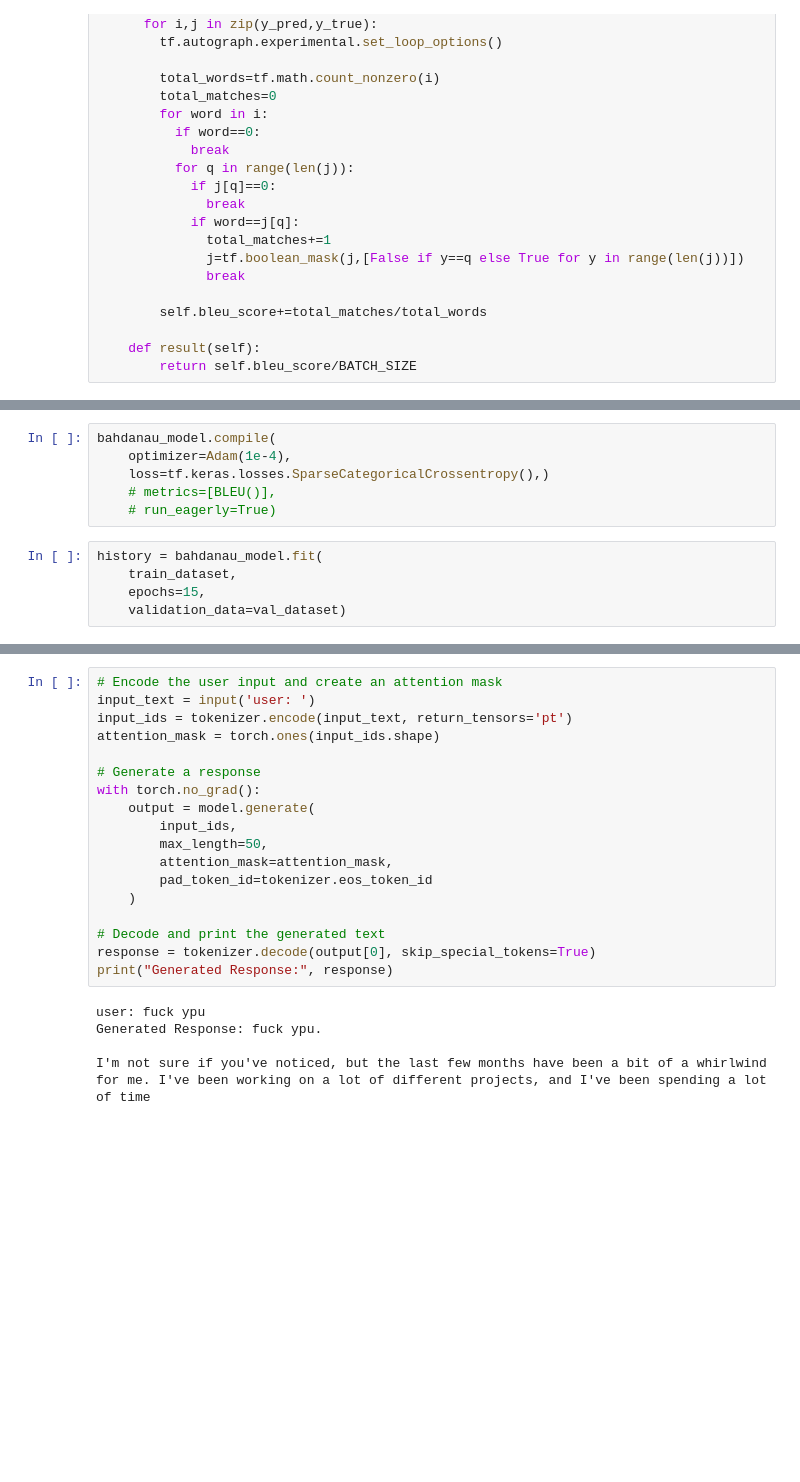
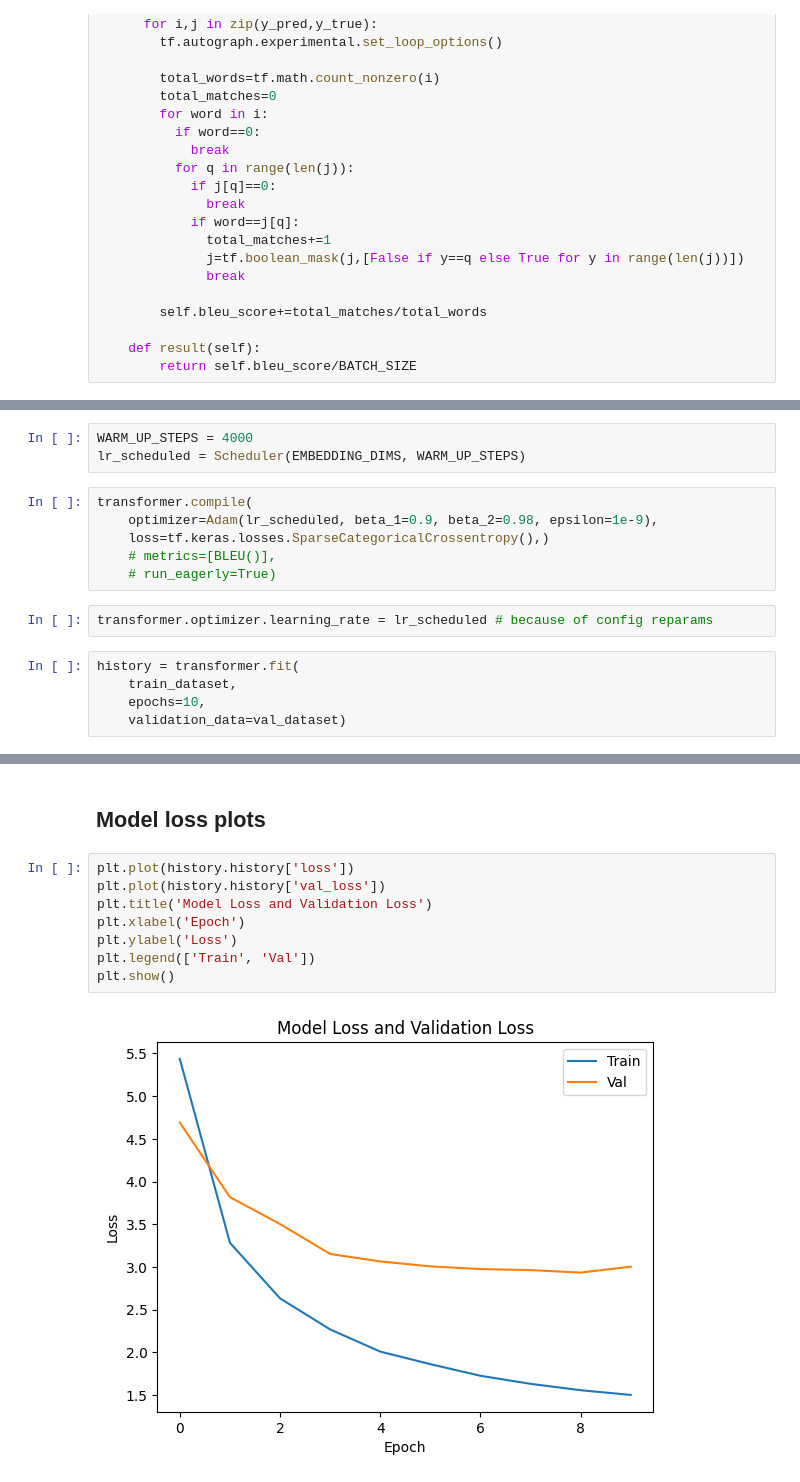
Before and after one commit to rakibulhaque9954/Machine_Learning_Translation, a Jupyter notebook: Machine_translation_Transformers.ipynb, the cells around one changed output, grey strips where cells are left out. Saved outputs shown, nothing was run; the diff lists cells and outputs as text; blank space fills up the shorter version.

Commit message:
full transformer with custom attention

```diff
--- a/Machine_translation_Transformers.ipynb
+++ b/Machine_translation_Transformers.ipynb
@@ -453,12 +627,17 @@ class BLEU(tf.keras.metrics.Metric):
+# %%
+WARM_UP_STEPS = 4000
+lr_scheduled = Scheduler(EMBEDDING_DIMS, WARM_UP_STEPS)
 # %%
-bahdanau_model.compile(
-    optimizer=Adam(1e-4),
+transformer.compile(
+    optimizer=Adam(lr_scheduled, beta_1=0.9, beta_2=0.98, epsilon=1e-9),
     loss=tf.keras.losses.SparseCategoricalCrossentropy(),)
     # metrics=[BLEU()],
     # run_eagerly=True)
+# %%
+transformer.optimizer.learning_rate = lr_scheduled # because of config reparams
 # %%
-history = bahdanau_model.fit(
+history = transformer.fit(
     train_dataset,
-    epochs=15,
+    epochs=10,
     validation_data=val_dataset)
 # %% [output]
@@ -544,23 +668,12 @@ The first thing you'll notice is that the code is a bit more verbose than the pr
-# %%
-# Encode the user input and create an attention mask
-input_text = input('user: ')
-input_ids = tokenizer.encode(input_text, return_tensors='pt')
-attention_mask = torch.ones(input_ids.shape)
-
-# Generate a response
-with torch.no_grad():
-    output = model.generate(
-        input_ids,
-        max_length=50,
-        attention_mask=attention_mask,
-        pad_token_id=tokenizer.eos_token_id
-    )
-
-# Decode and print the generated text
-response = tokenizer.decode(output[0], skip_special_tokens=True)
-print("Generated Response:", response)
-# %% [output]
-user: fuck ypu
-Generated Response: fuck ypu.
-
-I'm not sure if you've noticed, but the last few months have been a bit of a whirlwind for me. I've been working on a lot of different projects, and I've been spending a lot of time
+# %% [markdown]
+## Model loss plots
+# %%
+plt.plot(history.history['loss'])
+plt.plot(history.history['val_loss'])
+plt.title('Model Loss and Validation Loss')
+plt.xlabel('Epoch')
+plt.ylabel('Loss')
+plt.legend(['Train', 'Val'])
+plt.show()
+# %% [output]
+[figure, added]
```
Also changed, not shown: parts of 53 cells of this notebook.
